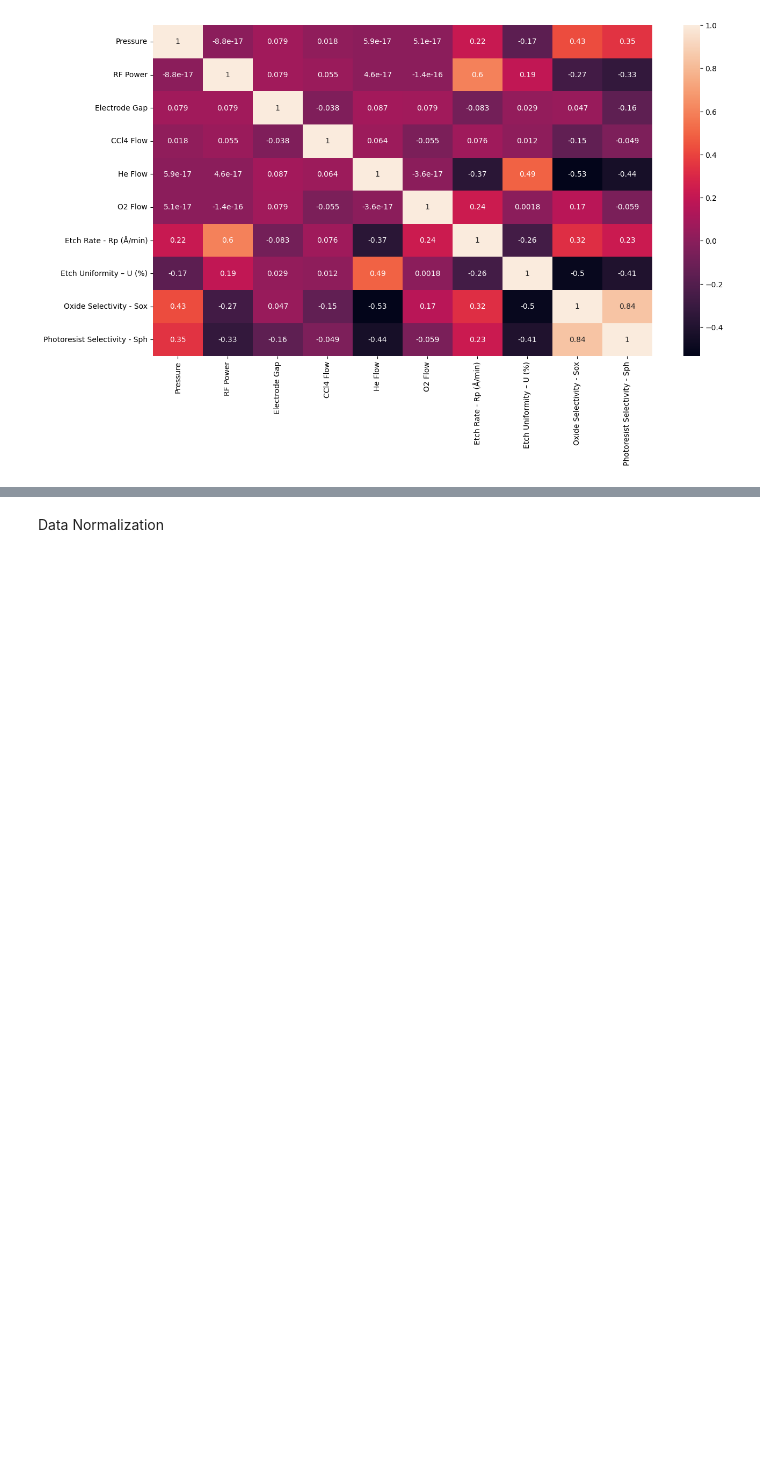
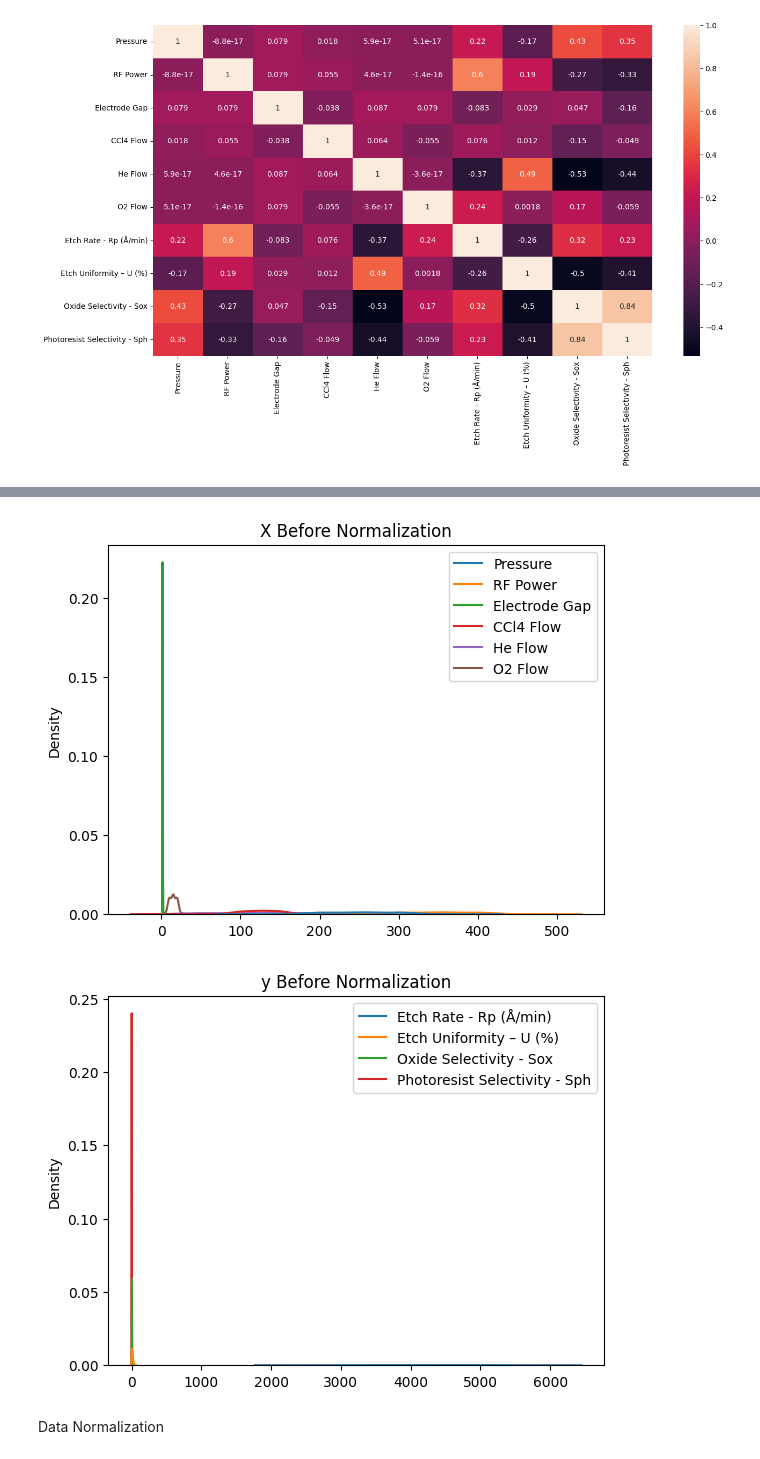
Before and after one commit to AlexxLunin/MLP_ASSSIGNMENT, a Jupyter notebook: Reactive_Ion_Plasma/Reactive_ION.ipynb, the cells around one changed output, grey strips where cells are left out. Drawn from its saved outputs; the diff is of its cells as text; code cells hidden in the pictures; blank space fills up the shorter version.

```diff
--- a/Reactive_Ion_Plasma/Reactive_ION.ipynb
+++ b/Reactive_Ion_Plasma/Reactive_ION.ipynb
@@ -173,3 +172,12 @@ plt.show()
+# %%
+sns.kdeplot(X_train_df).set_title('X Before Normalization')
+plt.show()
+
+sns.kdeplot(y_train_df).set_title("y Before Normalization")
+plt.show()
+# %% [output]
+[figure, added]
+[figure, added]
 # %% [markdown]
 Data Normalization
 # %%
```
Also changed, not shown: parts of 6 cells of this notebook, 3 other files.
